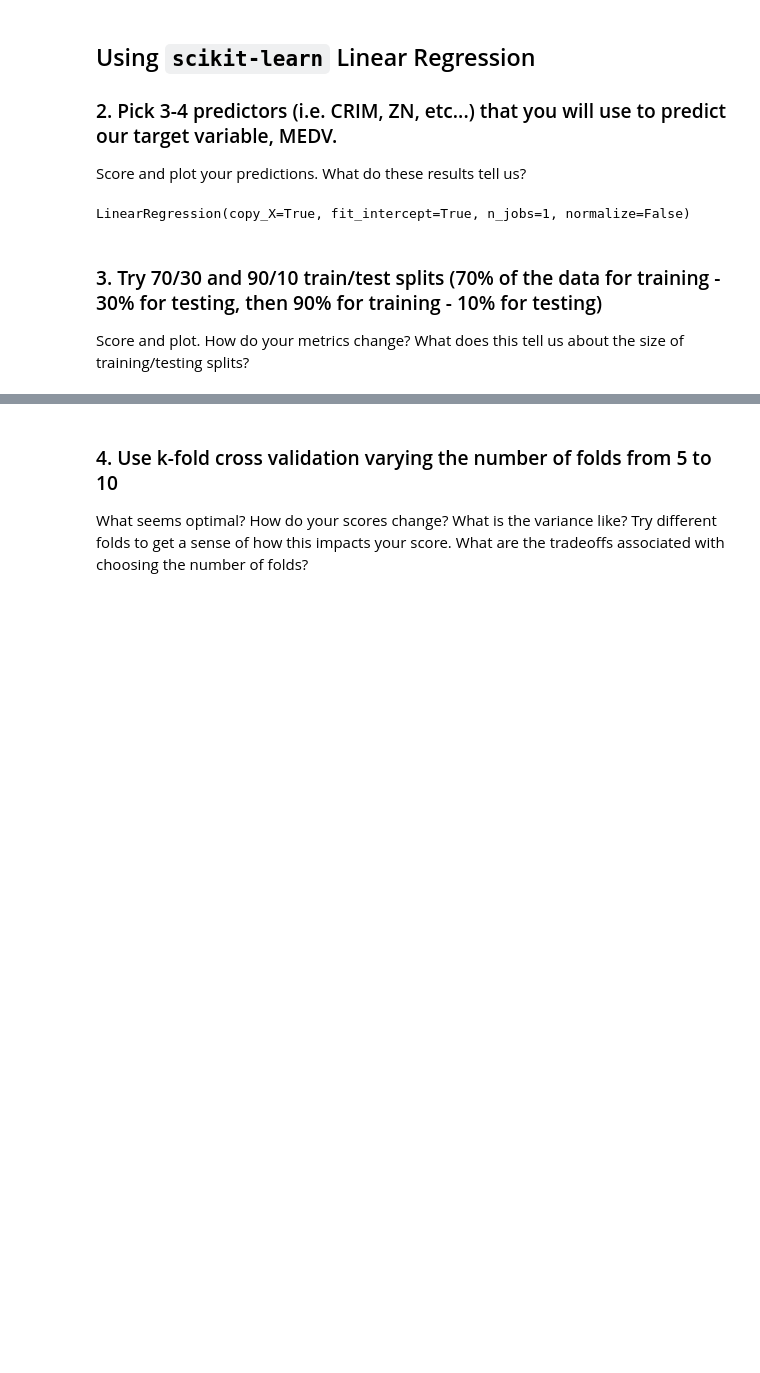
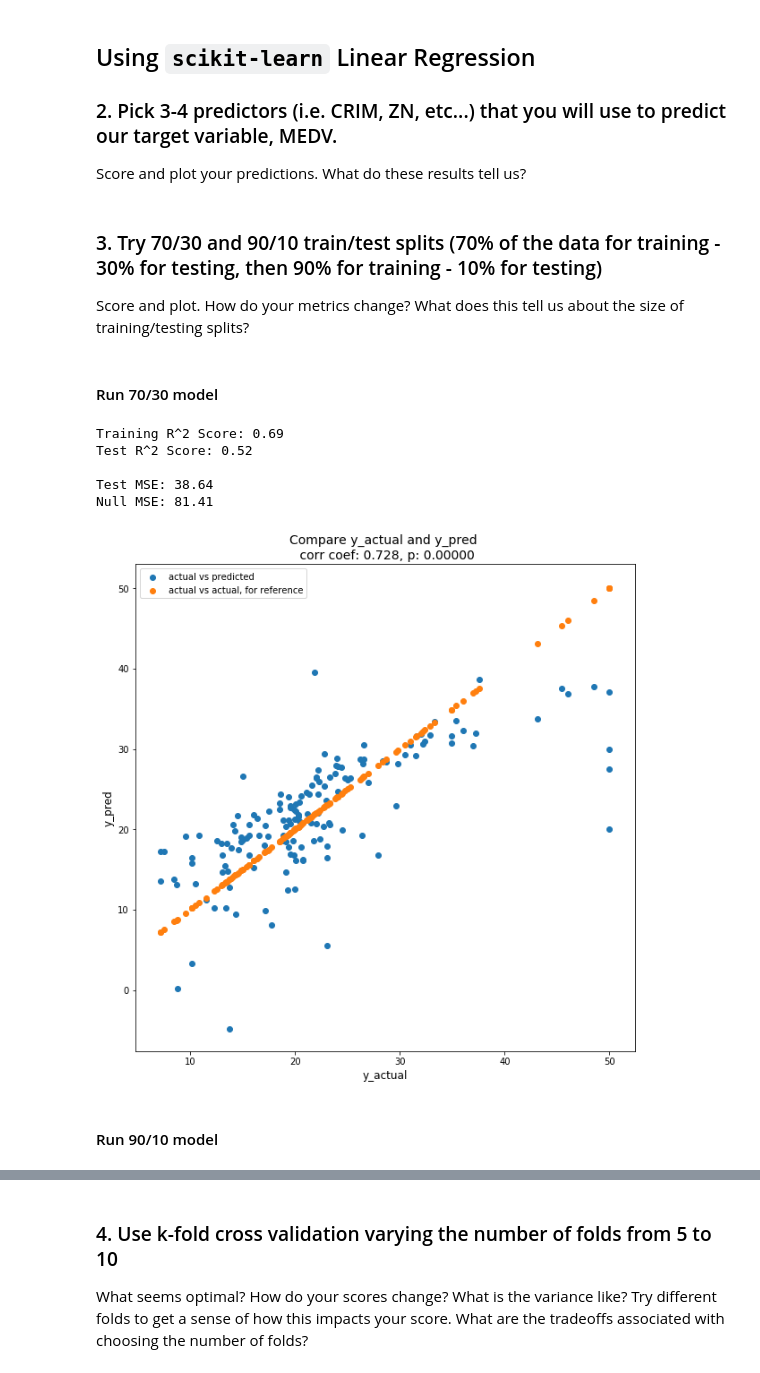
Before and after one commit to DineshPendyala/Start-ML, a Jupyter notebook: projects/03/linreg-knn-project.ipynb, the cells around one changed output, grey strips where cells are left out. Saved outputs shown, nothing was run; the diff lists cells and outputs as text; code cells hidden in the pictures; blank space fills up the shorter version.

```diff
--- a/projects/03/linreg-knn-project.ipynb
+++ b/projects/03/linreg-knn-project.ipynb
@@ -219,8 +189,0 @@ X_train, X_test, y_train, y_test = train_test_split(X, y, test_size=.3, random_s
-# %%
-# pick features to train model
-features = ['CRIM','TAX','LSTAT']
-
-# fit the model
-lr1.fit(X_train[features],y_train)
-# %% [output]
-LinearRegression(copy_X=True, fit_intercept=True, n_jobs=1, normalize=False)
@@ -227,3 +226,34 @@ LinearRegression(copy_X=True, fit_intercept=True, n_jobs=1, normalize=False)
+# %%
+# create function to plot actuals vs predictions with corr info
+def plot_actuals_vs_predictions(y, y_pred):
+    corr = stats.pearsonr(y, y_pred)
+
+    plt.figure(figsize=(10,10))
+    plt.scatter(y, y_pred, label='actual vs predicted')
+    plt.scatter(y, y, label='actual vs actual, for reference')
+    plt.title('Compare y_actual and y_pred \n corr coef: {:.3f}, p: {:.5f}'.format(corr[0][0], corr[1][0]), fontsize=14)
+    plt.legend()
+    plt.xlabel('y_actual', fontsize=12)
+    plt.ylabel('y_pred', fontsize=12);
 # %% [markdown]
 ### 3. Try 70/30 and 90/10 train/test splits (70% of the data for training - 30% for testing, then 90% for training - 10% for testing)
 Score and plot. How do your metrics change? What does this tell us about the size of training/testing splits?
+# %%
+# pick features
+features = ['LSTAT','RM','TAX']
+# %% [markdown]
+#### Run 70/30 model
+# %%
+y_test_30, y_pred_30  = lin_reg(X, y, 0.3, features)
+# %% [output]
+Training R^2 Score: 0.69
+Test R^2 Score: 0.52
+
+Test MSE: 38.64
+Null MSE: 81.41
+# %%
+plot_actuals_vs_predictions(y_test_30, y_pred_30)
+# %% [output]
+[figure, added]
+# %% [markdown]
+#### Run 90/10 model
```
Also changed, not shown: parts of 59 cells of this notebook, 3 other files.
